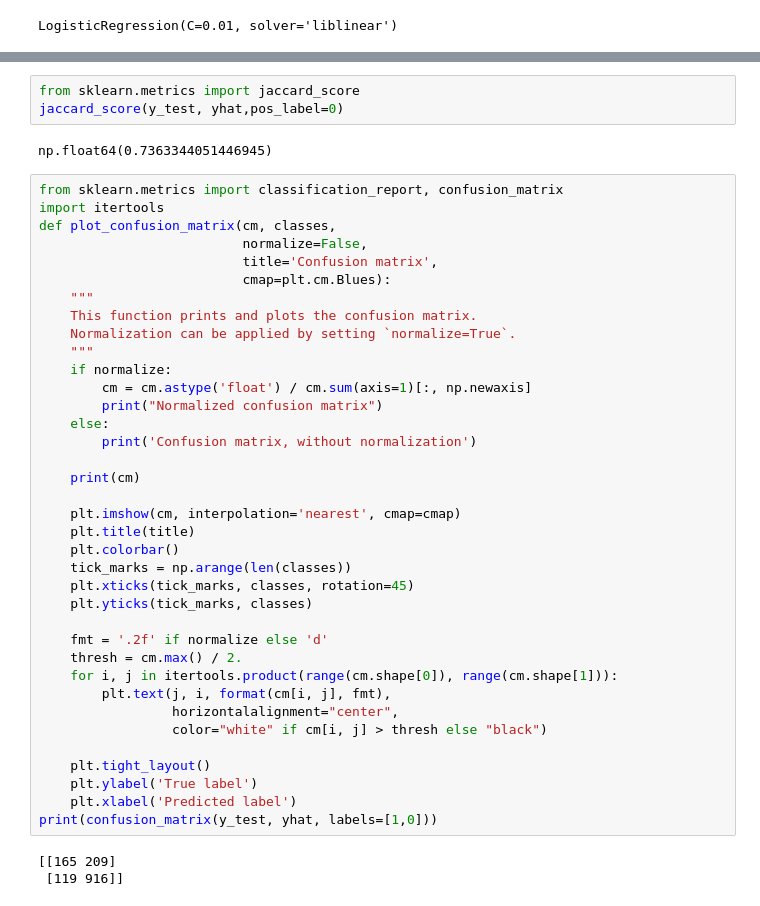
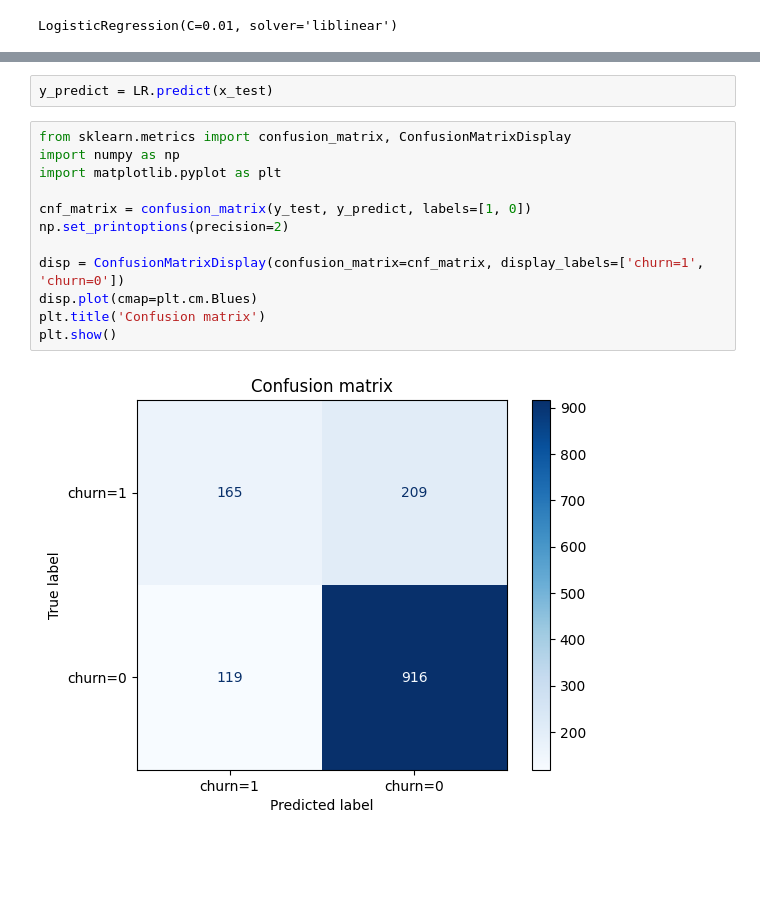
Before and after one commit to MrzAhmadi/Telco-Customer-Churn, a Jupyter notebook: notebook.ipynb, the cells around one changed output, grey strips where cells are left out. Drawn from its saved outputs; the diff is of its cells as text; blank space fills up the shorter version.

```diff
--- a/notebook.ipynb
+++ b/notebook.ipynb
@@ -215,45 +201,16 @@ array([[0.66, 0.34],
-# %%
-from sklearn.metrics import jaccard_score
-jaccard_score(y_test, yhat,pos_label=0)
-# %% [output]
-np.float64(0.7363344051446945)
-# %%
-from sklearn.metrics import classification_report, confusion_matrix
-import itertools
-def plot_confusion_matrix(cm, classes,
-                          normalize=False,
-                          title='Confusion matrix',
-                          cmap=plt.cm.Blues):
-    """
-    This function prints and plots the confusion matrix.
-    Normalization can be applied by setting `normalize=True`.
-    """
-    if normalize:
-        cm = cm.astype('float') / cm.sum(axis=1)[:, np.newaxis]
-        print("Normalized confusion matrix")
-    else:
-        print('Confusion matrix, without normalization')
-
-    print(cm)
-
-    plt.imshow(cm, interpolation='nearest', cmap=cmap)
-    plt.title(title)
-    plt.colorbar()
-    tick_marks = np.arange(len(classes))
-    plt.xticks(tick_marks, classes, rotation=45)
-    plt.yticks(tick_marks, classes)
-
-    fmt = '.2f' if normalize else 'd'
-    thresh = cm.max() / 2.
-    for i, j in itertools.product(range(cm.shape[0]), range(cm.shape[1])):
-        plt.text(j, i, format(cm[i, j], fmt),
-                 horizontalalignment="center",
-                 color="white" if cm[i, j] > thresh else "black")
-
-    plt.tight_layout()
-    plt.ylabel('True label')
-    plt.xlabel('Predicted label')
-print(confusion_matrix(y_test, yhat, labels=[1,0]))
-# %% [output]
-[[165 209]
- [119 916]]
+# %%
+y_predict = LR.predict(x_test)
+# %%
+from sklearn.metrics import confusion_matrix, ConfusionMatrixDisplay
+import numpy as np
+import matplotlib.pyplot as plt
+
+cnf_matrix = confusion_matrix(y_test, y_predict, labels=[1, 0])
+np.set_printoptions(precision=2)
+
+disp = ConfusionMatrixDisplay(confusion_matrix=cnf_matrix, display_labels=['churn=1', 'churn=0'])
+disp.plot(cmap=plt.cm.Blues)
+plt.title('Confusion matrix')
+plt.show()
+# %% [output]
+[figure, added]
```
Also changed, not shown: parts of 17 cells of this notebook.
